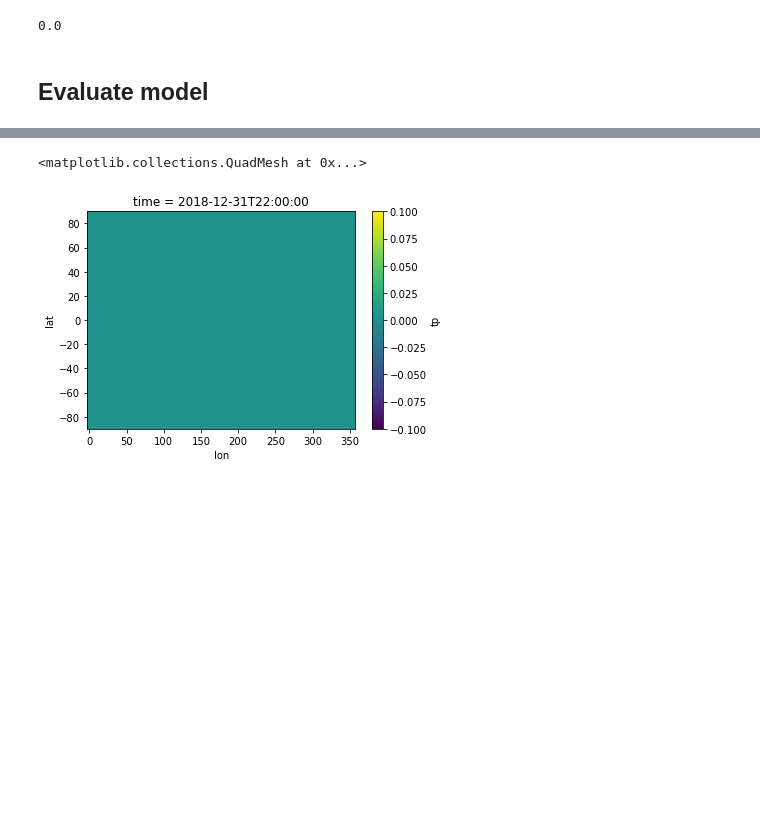
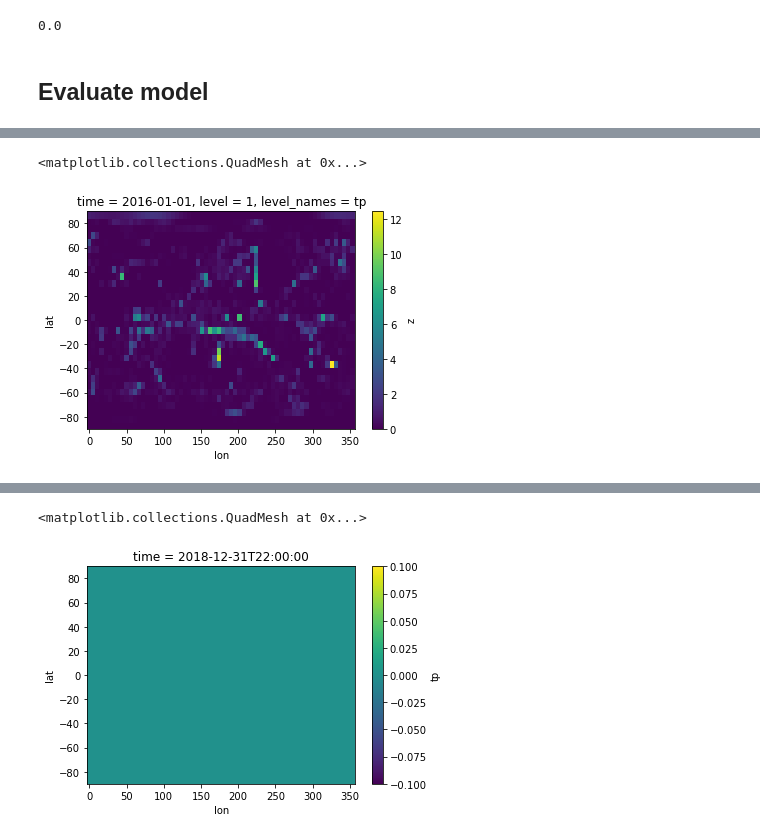
Before and after one commit to sagar-garg/WeatherBench, a Jupyter notebook: devlog/28-precip.ipynb, the cells around one changed output, grey strips where cells are left out. Saved outputs shown, nothing was run; the diff lists cells and outputs as text; code cells hidden in the pictures; blank space fills up the shorter version.

```diff
--- a/devlog/28-precip.ipynb
+++ b/devlog/28-precip.ipynb
@@ -315,3 +315,5 @@ policy = mixed_precision.Policy('mixed_float16')
 mixed_precision.set_policy(policy)
 # %%
 args = load_args('../nn_configs/B/138-resnet_prec.yml')
+# %%
+args['train_years'] = ['2016', '2016']
@@ -317,0 +324,2 @@ args = load_args('../nn_configs/B/138-resnet_prec.yml')
+# %%
+dg_train, dg_valid, dg_test = load_data(**args)
@@ -317,0 +349,5 @@ args = load_args('../nn_configs/B/138-resnet_prec.yml')
+# %%
+dg_train.data.isel(level=-4).isel(time=0).plot()
+# %% [output]
+<matplotlib.collections.QuadMesh at 0x...>
+[figure, added]
```
Also changed, not shown: parts of 43 cells of this notebook, 5 other files.
